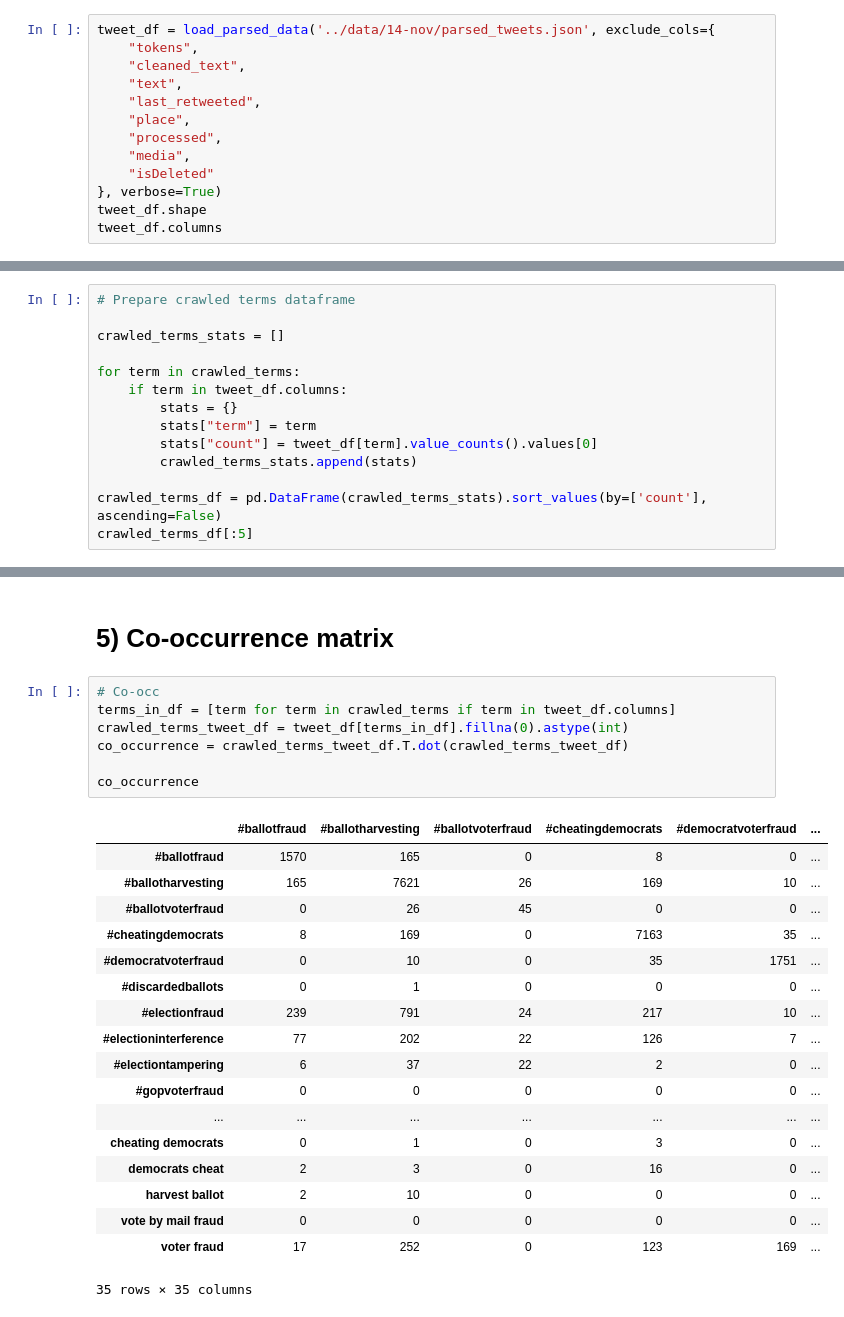
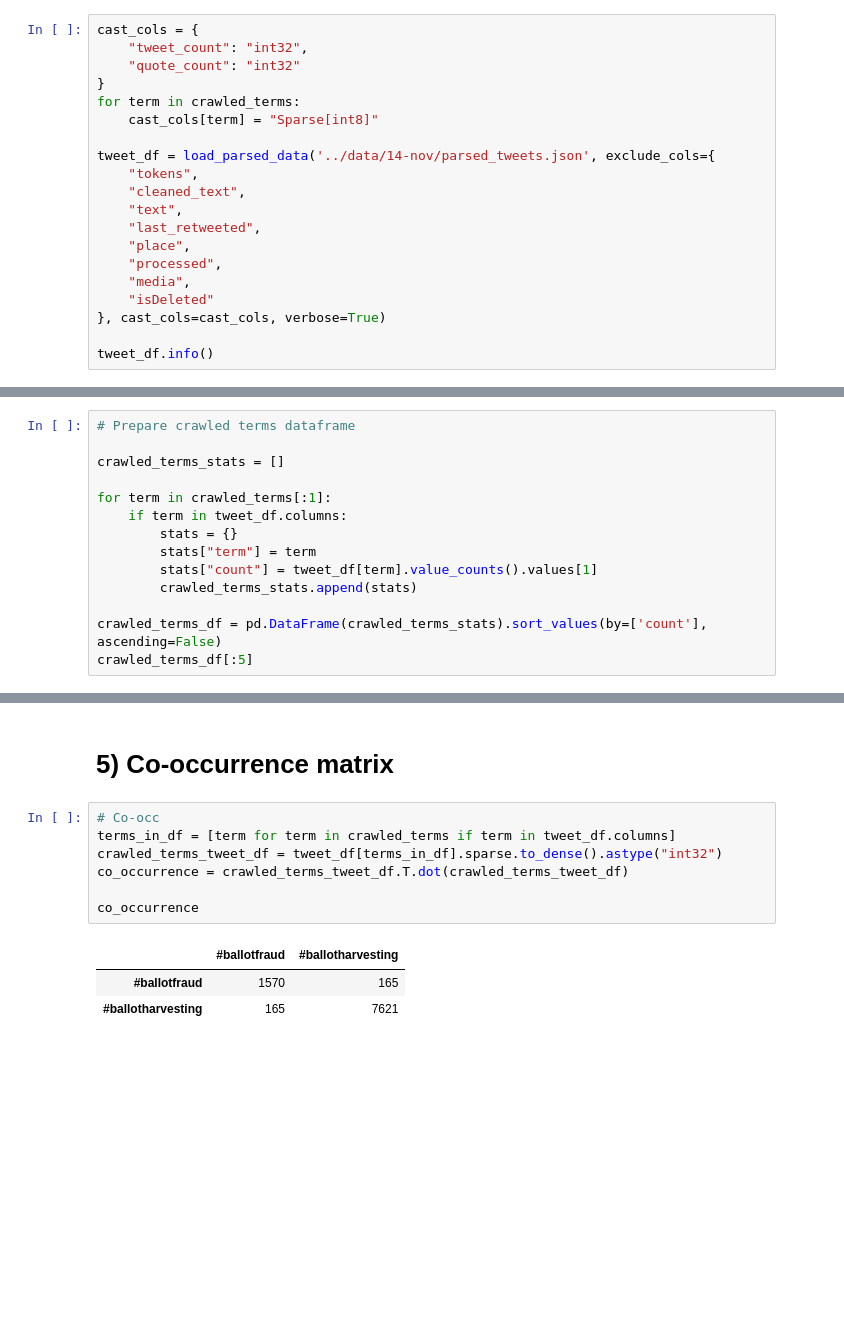
Before and after one commit to sTechLab/VoterFraud2020-analysis, a Jupyter notebook: notebooks/initial_exploration.ipynb, the cells around one changed output, grey strips where cells are left out. Drawn from its saved outputs; the diff is of its cells as text; blank space fills up the shorter version.

```diff
--- a/notebooks/initial_exploration.ipynb
+++ b/notebooks/initial_exploration.ipynb
@@ -21,4 +33,11 @@ style.use('ggplot')
 # %%
+cast_cols = {
+    "tweet_count": "int32",
+    "quote_count": "int32"
+}
+for term in crawled_terms:
+    cast_cols[term] = "Sparse[int8]"
+
 tweet_df = load_parsed_data('../data/14-nov/parsed_tweets.json', exclude_cols={
     "tokens",
     "cleaned_text",
@@ -28,8 +47,8 @@ tweet_df = load_parsed_data('../data/14-nov/parsed_tweets.json', exclude_cols={
     "processed",
     "media",
     "isDeleted"
-}, verbose=True)
-tweet_df.shape
-tweet_df.columns
+}, cast_cols=cast_cols, verbose=True)
+
+tweet_df.info()
 # %% [output]
 Loading 2696807 json lines
@@ -258,11 +255,11 @@ crawled_terms
 
 crawled_terms_stats = []
 
-for term in crawled_terms:
+for term in crawled_terms[:1]:
     if term in tweet_df.columns:
         stats = {}
         stats["term"] = term
-        stats["count"] = tweet_df[term].value_counts().values[0]
+        stats["count"] = tweet_df[term].value_counts().values[1]
         crawled_terms_stats.append(stats)
 
 crawled_terms_df = pd.DataFrame(crawled_terms_stats).sort_values(by=['count'], ascending=False)
@@ -320,29 +291,14 @@ sns.barplot()
 # %%
 # Co-occ
 terms_in_df = [term for term in crawled_terms if term in tweet_df.columns]
-crawled_terms_tweet_df = tweet_df[terms_in_df].fillna(0).astype(int)
+crawled_terms_tweet_df = tweet_df[terms_in_df].sparse.to_dense().astype("int32")
 co_occurrence = crawled_terms_tweet_df.T.dot(crawled_terms_tweet_df)
 
 co_occurrence
 # %% [output]
-|  | #ballotfraud | #ballotharvesting | #ballotvoterfraud | #cheatingdemocrats | #democratvoterfraud | ... |
-| #ballotfraud | 1570 | 165 | 0 | 8 | 0 | ... |
-| #ballotharvesting | 165 | 7621 | 26 | 169 | 10 | ... |
-| #ballotvoterfraud | 0 | 26 | 45 | 0 | 0 | ... |
-| #cheatingdemocrats | 8 | 169 | 0 | 7163 | 35 | ... |
-| #democratvoterfraud | 0 | 10 | 0 | 35 | 1751 | ... |
-| #discardedballots | 0 | 1 | 0 | 0 | 0 | ... |
-| #electionfraud | 239 | 791 | 24 | 217 | 10 | ... |
-| #electioninterference | 77 | 202 | 22 | 126 | 7 | ... |
-| #electiontampering | 6 | 37 | 22 | 2 | 0 | ... |
-| #gopvoterfraud | 0 | 0 | 0 | 0 | 0 | ... |
-| ... | ... | ... | ... | ... | ... | ... |
-| cheating democrats | 0 | 1 | 0 | 3 | 0 | ... |
-| democrats cheat | 2 | 3 | 0 | 16 | 0 | ... |
-| harvest ballot | 2 | 10 | 0 | 0 | 0 | ... |
-| vote by mail fraud | 0 | 0 | 0 | 0 | 0 | ... |
-| voter fraud | 17 | 252 | 0 | 123 | 169 | ... |
+|  | #ballotfraud | #ballotharvesting |
+| #ballotfraud | 1570 | 165 |
+| #ballotharvesting | 165 | 7621 |
-35 rows × 35 columns
 # %%
 co_occurrence_diagonal = np.diagonal(co_occurrence)
 
```
Also changed, not shown: parts of 17 cells of this notebook, 2 other files.
